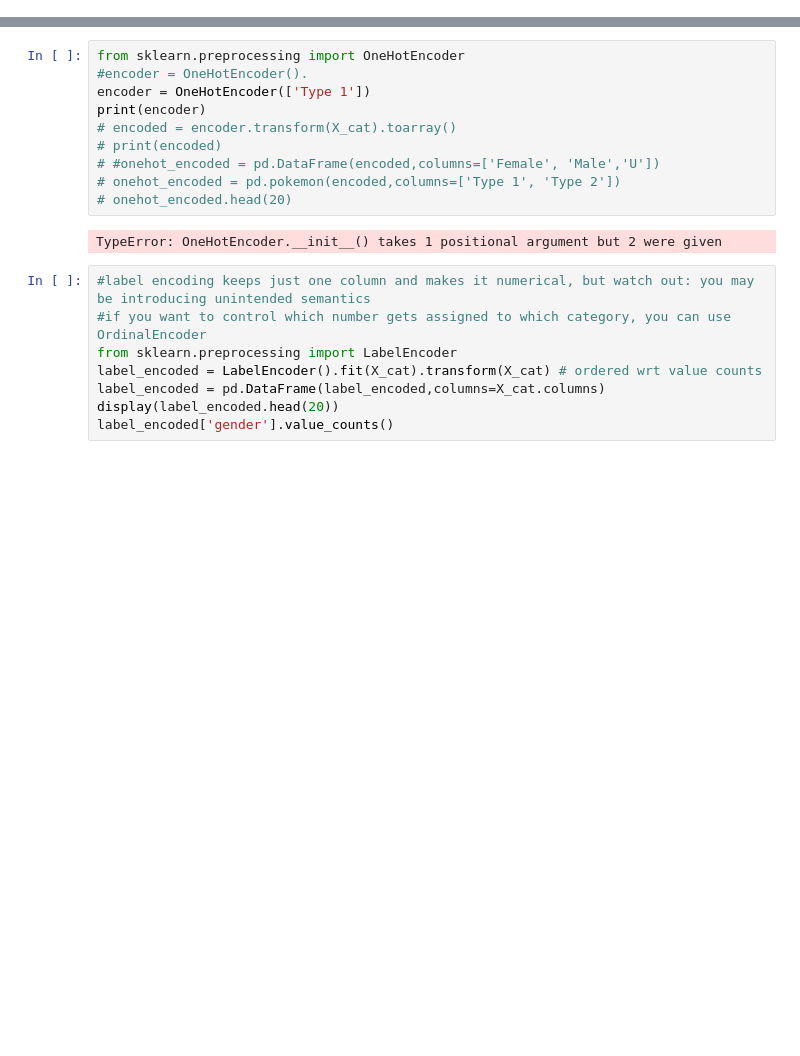
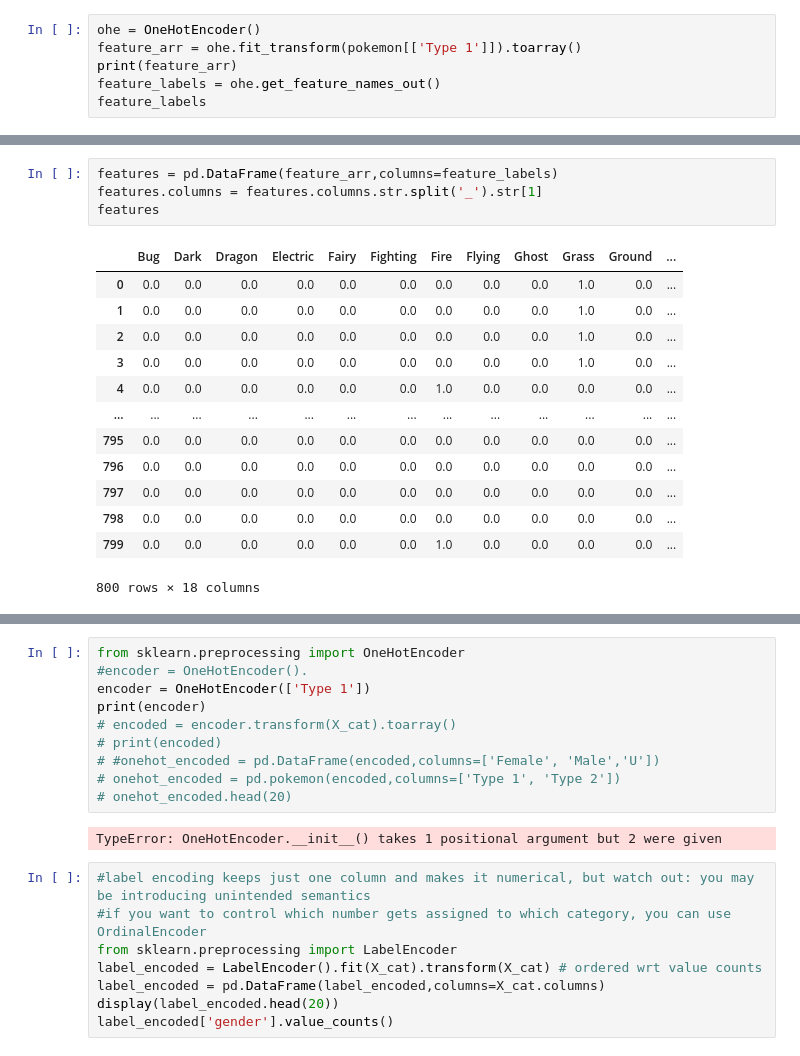
Before and after one commit to hteeter13/HarrisonPokeLab, a Jupyter notebook: Lab 303 Pokemon Stats 2.ipynb, the cells around one changed output, grey strips where cells are left out. Drawn from its saved outputs; the diff is of its cells as text; blank space fills up the shorter version.

```diff
--- a/Lab 303 Pokemon Stats 2.ipynb
+++ b/Lab 303 Pokemon Stats 2.ipynb
@@ -37,0 +331,6 @@ OneHotEncoder()
+# %%
+ohe = OneHotEncoder()
+feature_arr = ohe.fit_transform(pokemon[['Type 1']]).toarray()
+print(feature_arr)
+feature_labels = ohe.get_feature_names_out()
+feature_labels
@@ -37,0 +369,18 @@ OneHotEncoder()
+# %%
+features = pd.DataFrame(feature_arr,columns=feature_labels)
+features.columns = features.columns.str.split('_').str[1]
+features
+# %% [output]
+|  | Bug | Dark | Dragon | Electric | Fairy | Fighting | Fire | Flying | Ghost | Grass | Ground | ... |
+| 0 | 0.0 | 0.0 | 0.0 | 0.0 | 0.0 | 0.0 | 0.0 | 0.0 | 0.0 | 1.0 | 0.0 | ... |
+| 1 | 0.0 | 0.0 | 0.0 | 0.0 | 0.0 | 0.0 | 0.0 | 0.0 | 0.0 | 1.0 | 0.0 | ... |
+| 2 | 0.0 | 0.0 | 0.0 | 0.0 | 0.0 | 0.0 | 0.0 | 0.0 | 0.0 | 1.0 | 0.0 | ... |
+| 3 | 0.0 | 0.0 | 0.0 | 0.0 | 0.0 | 0.0 | 0.0 | 0.0 | 0.0 | 1.0 | 0.0 | ... |
+| 4 | 0.0 | 0.0 | 0.0 | 0.0 | 0.0 | 0.0 | 1.0 | 0.0 | 0.0 | 0.0 | 0.0 | ... |
+| ... | ... | ... | ... | ... | ... | ... | ... | ... | ... | ... | ... | ... |
+| 795 | 0.0 | 0.0 | 0.0 | 0.0 | 0.0 | 0.0 | 0.0 | 0.0 | 0.0 | 0.0 | 0.0 | ... |
+| 796 | 0.0 | 0.0 | 0.0 | 0.0 | 0.0 | 0.0 | 0.0 | 0.0 | 0.0 | 0.0 | 0.0 | ... |
+| 797 | 0.0 | 0.0 | 0.0 | 0.0 | 0.0 | 0.0 | 0.0 | 0.0 | 0.0 | 0.0 | 0.0 | ... |
+| 798 | 0.0 | 0.0 | 0.0 | 0.0 | 0.0 | 0.0 | 0.0 | 0.0 | 0.0 | 0.0 | 0.0 | ... |
+| 799 | 0.0 | 0.0 | 0.0 | 0.0 | 0.0 | 0.0 | 1.0 | 0.0 | 0.0 | 0.0 | 0.0 | ... |
+800 rows × 18 columns
```
Also changed, not shown: parts of 40 cells of this notebook.
